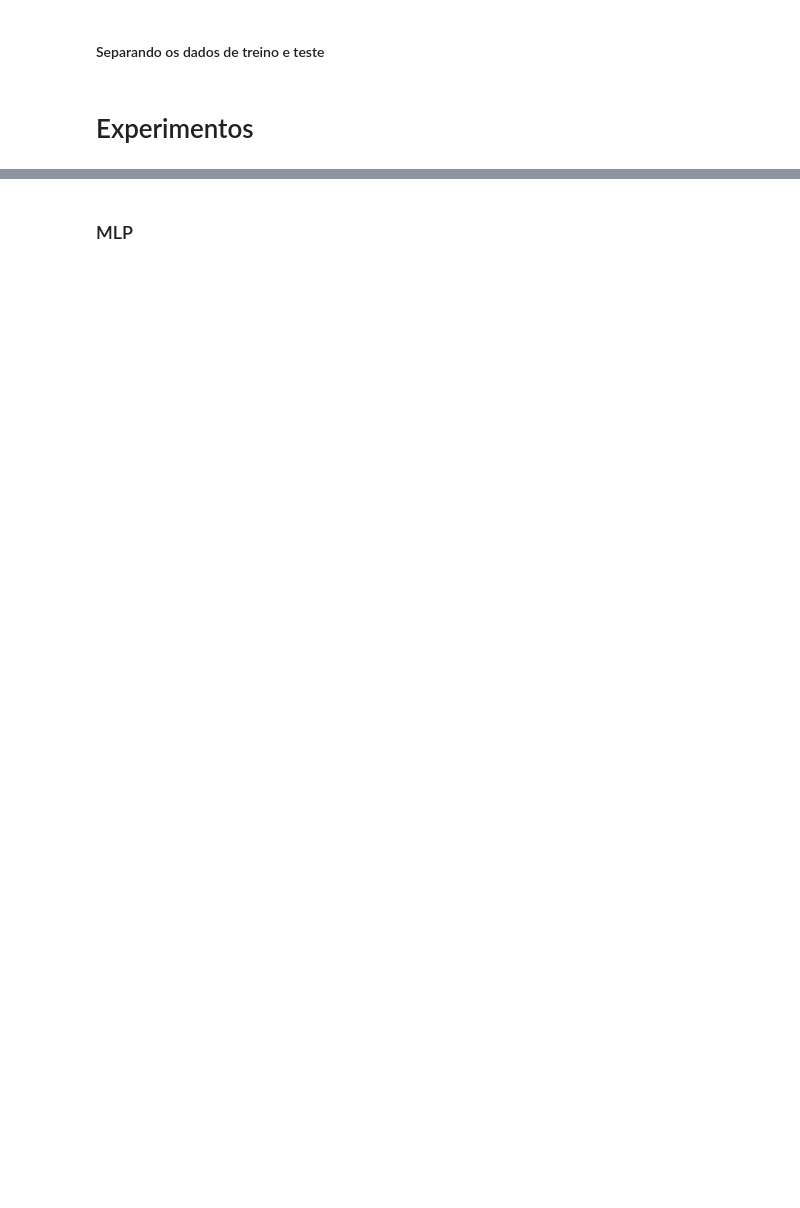
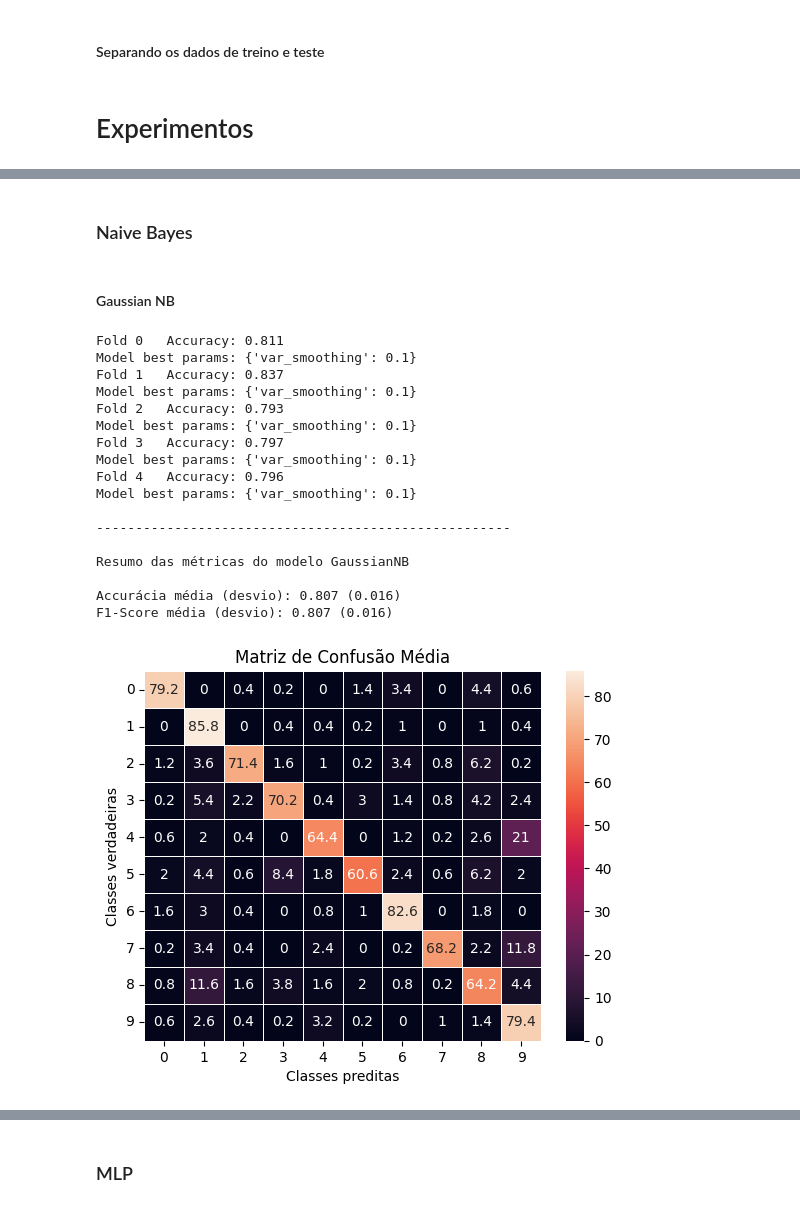
Before and after one commit to carlosgcarneiro/PESMnist, a Jupyter notebook: project_mnist.ipynb, the cells around one changed output, grey strips where cells are left out. Drawn from its saved outputs; the diff is of its cells as text; code cells hidden in the pictures; blank space fills up the shorter version.

```diff
--- a/project_mnist.ipynb
+++ b/project_mnist.ipynb
@@ -196,0 +331,34 @@ kf = KFold(n_splits=5, shuffle=True)
+# %% [markdown]
+### Naive Bayes
+# %% [markdown]
+#### Gaussian NB
+# %%
+gnb = GaussianNB()
+gnb_params = {
+    'var_smoothing': np.logspace(0,-9, num=10)
+}
+
+gnb_acc, gnb_f1, gnb_cm, gnb_roc = grid_Search(kf, gnb, gnb_params,
+                                               X_train, y_train, n_jobs=-1)
+
+print("\n-----------------------------------------------------\n")
+plot_metrics(type(gnb).__name__, gnb_acc, gnb_f1, gnb_cm, gnb_roc)
+# %% [output]
+Fold 0   Accuracy: 0.811
+Model best params: {'var_smoothing': 0.1}
+Fold 1   Accuracy: 0.837
+Model best params: {'var_smoothing': 0.1}
+Fold 2   Accuracy: 0.793
+Model best params: {'var_smoothing': 0.1}
+Fold 3   Accuracy: 0.797
+Model best params: {'var_smoothing': 0.1}
+Fold 4   Accuracy: 0.796
+Model best params: {'var_smoothing': 0.1}
+
+-----------------------------------------------------
+
+Resumo das métricas do modelo GaussianNB
+
+Accurácia média (desvio): 0.807 (0.016)
+F1-Score média (desvio): 0.807 (0.016)
+[figure, added]
```
Also changed, not shown: parts of 33 cells of this notebook.
